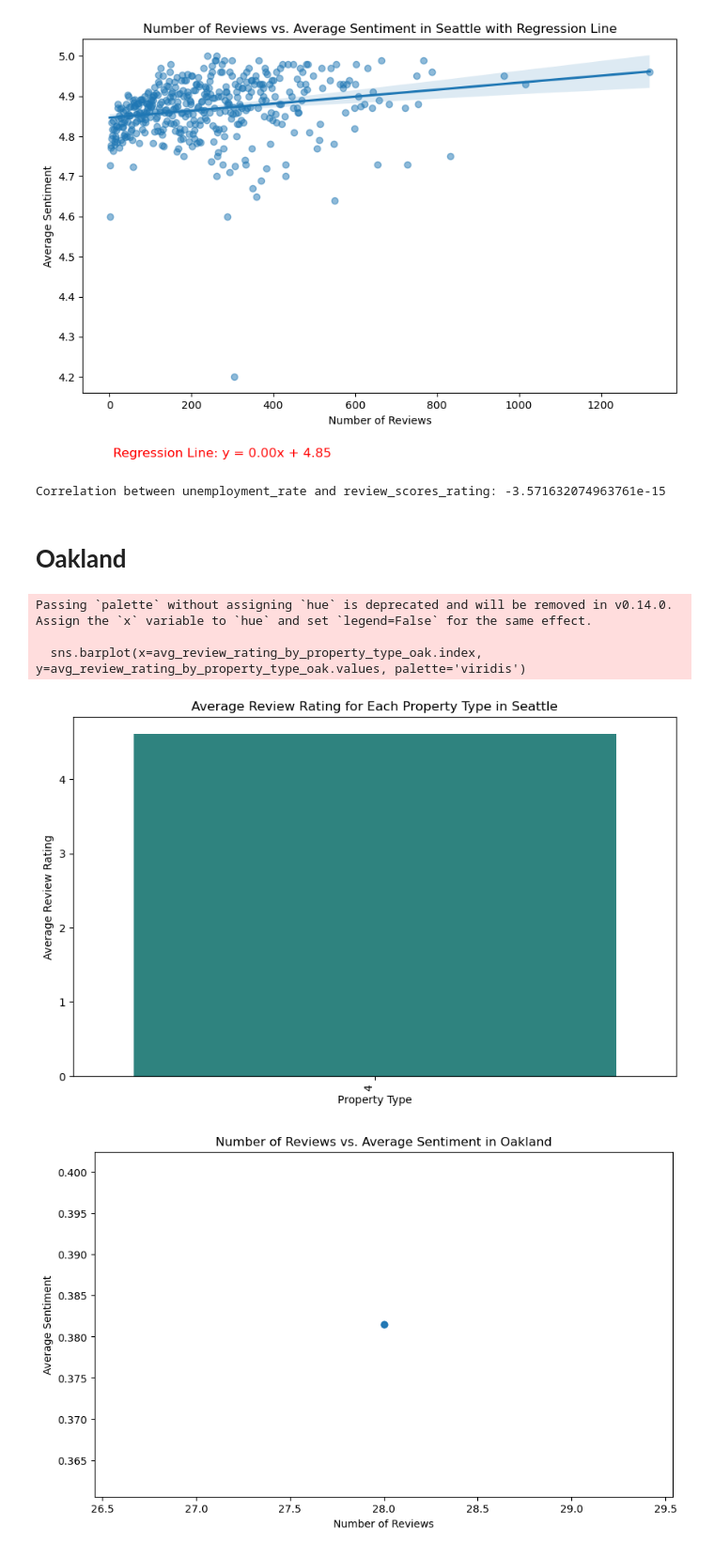
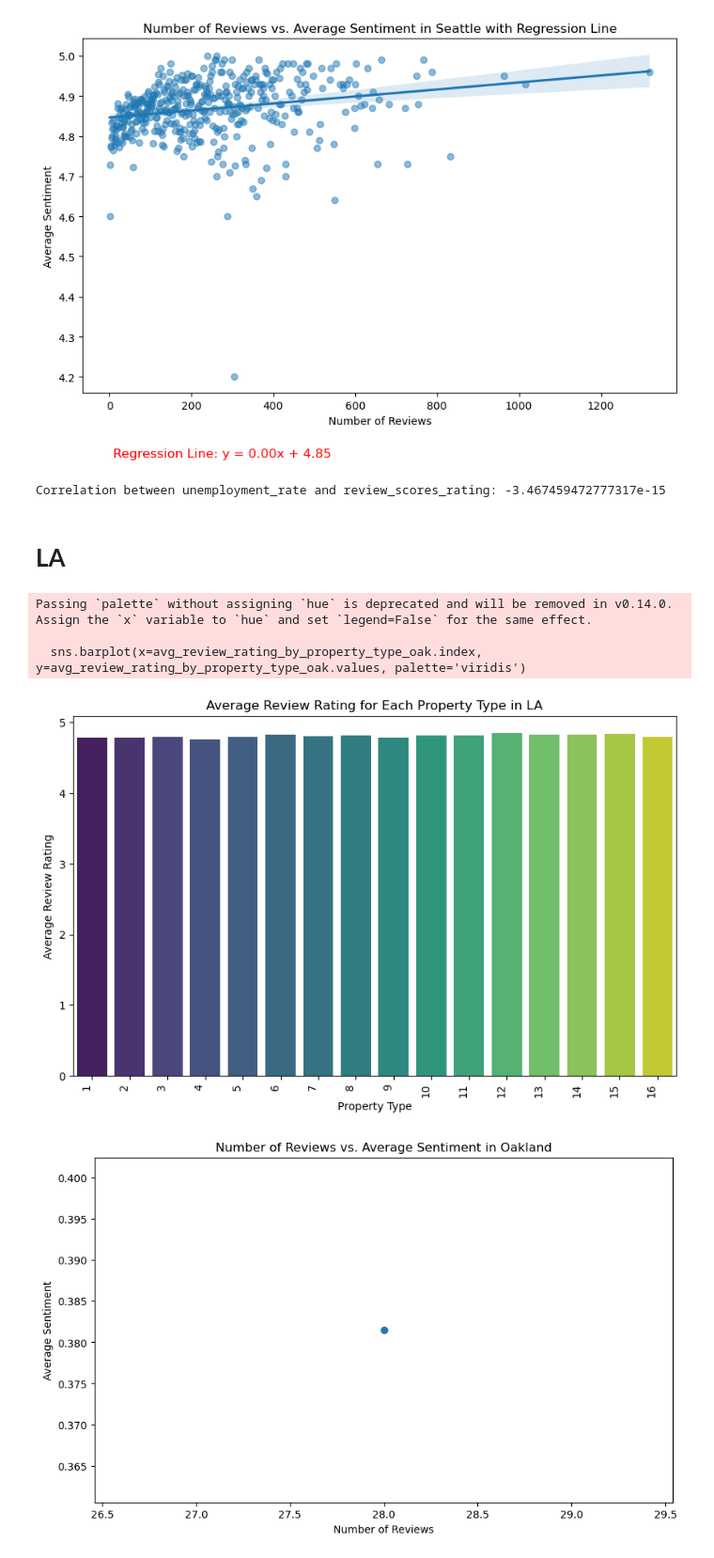
Before and after one commit to kflemming30/6505-Project, a Jupyter notebook: airbnb_data_exploration.ipynb, the cells around one changed output. Shown at 94% size. Drawn from its saved outputs; the diff is of its cells as text; code cells hidden in the pictures.

Commit message:
updated for 3 cities

```diff
--- a/airbnb_data_exploration.ipynb
+++ b/airbnb_data_exploration.ipynb
@@ -1391,7 +1406,7 @@ Passing `palette` without assigning `hue` is deprecated and will be removed in v
 plt.figure(figsize=(15, 8))
 
 # Group by 'neighbourhood' and calculate the mean review scores
-selected_cities = ['Boston', 'Nashville', 'Seattle','Oakland','New York','Los Angeles','Chicago','Austin','New Orlenes']
+selected_cities = ['Seattle','New York','Los Angeles']
 city_reviews = analysis_df[analysis_df['city'].isin(selected_cities)]
 city_reviews = city_reviews.groupby('city')['avg_sentiment'].mean().reset_index()
 
@@ -1605,32 +1620,32 @@ correlation = Seattle_Data['unemployment_rate'].corr(Seattle_Data['review_scores
 
 print(f'Correlation between unemployment_rate and review_scores_rating: {correlation}')
 # %% [output]
-Correlation between unemployment_rate and review_scores_rating: -3.571632074963761e-15
+Correlation between unemployment_rate and review_scores_rating: -3.467459472777317e-15
 # %% [markdown]
-# **Oakland**
+# **LA**
 # %%
-Oakland_Data = analysis_df_selected_cities[analysis_df_selected_cities['city'] == 'Oakland']
+LA_Data = analysis_df_selected_cities[analysis_df_selected_cities['city'] == 'Los Angeles']
 
 
 review_rating_columns = ['review_scores_rating']
 
 # Calculate average review rating for each property type
-avg_review_rating_by_property_type_oak = Oakland_Data.groupby('accommodates')['review_scores_rating'].mean().sort_values(ascending=False)
+avg_review_rating_by_property_type_oak = LA_Data.groupby('accommodates')['review_scores_rating'].mean().sort_values(ascending=False)
 
 # Plot a bar chart for the average review rating of each property type
 plt.figure(figsize=(10, 6))
 sns.barplot(x=avg_review_rating_by_property_type_oak.index, y=avg_review_rating_by_property_type_oak.values, palette='viridis')
 
-plt.title('Average Review Rating for Each Property Type in Seattle')
+plt.title('Average Review Rating for Each Property Type in LA')
 plt.xlabel('Property Type')
 plt.ylabel('Average Review Rating')
 plt.xticks(rotation=90, ha='right')  # Rotate x-axis labels for better readability
 plt.show()
 # %% [output]
 Passing `palette` without assigning `hue` is deprecated and will be removed in v0.14.0. Assign the `x` variable to `hue` and set `legend=False` for the same effect.
 
   sns.barplot(x=avg_review_rating_by_property_type_oak.index, y=avg_review_rating_by_property_type_oak.values, palette='viridis')
-[figure, old version]
+[figure, new version]
 # %%
 reviews_columns = ['number_of_reviews']
 # Plot a scatter plot for the number of reviews vs. average sentiment in City_A
```
Also changed, not shown: parts of 33 cells of this notebook.
